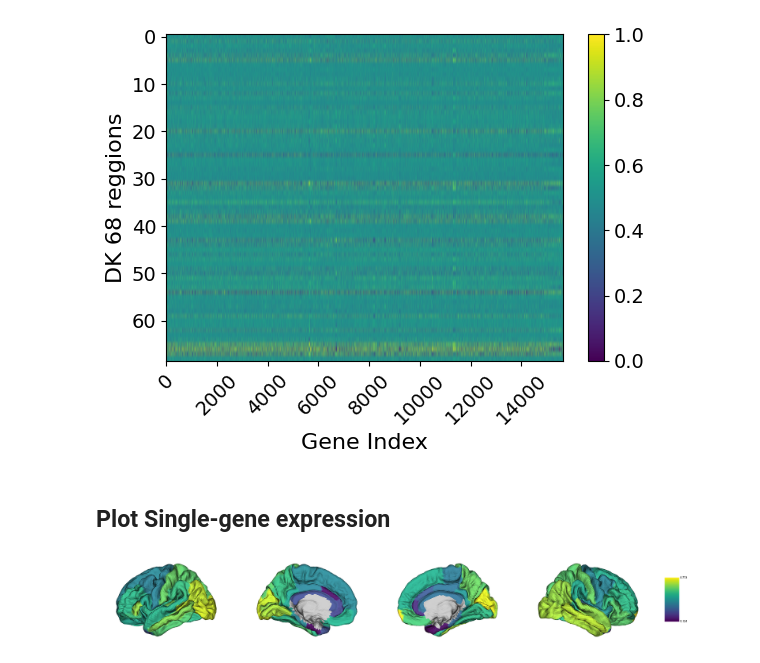
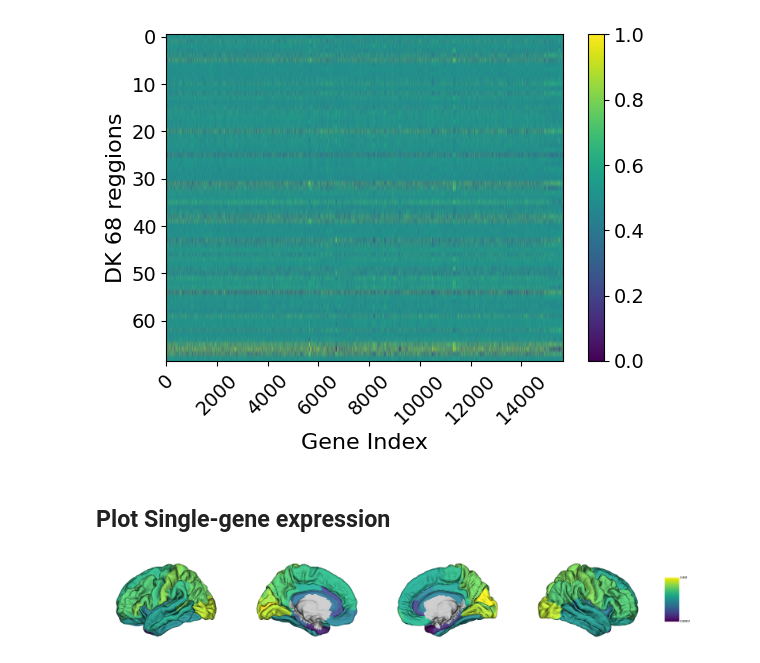
Before and after one commit to hwanguc/geneticBrainMap, a Jupyter notebook: notebooks/geneBrainMap_dk_atlas.ipynb, the cells around one changed output. Saved outputs shown, nothing was run; the diff lists cells and outputs as text; code cells hidden in the pictures.

```diff
--- a/notebooks/geneBrainMap_dk_atlas.ipynb
+++ b/notebooks/geneBrainMap_dk_atlas.ipynb
@@ -96,27 +96,27 @@ plt.gcf().subplots_adjust(bottom=0.2)
 # %%
 from brainspace.plotting.surface_plotting import plot_hemispheres
 from brainspace.utils.parcellation import map_to_labels
 
-single_gene = "FOXP2"
+single_gene = "GRIN2A"
 
 vertexwise_gene = map_to_labels(
     expr_dk[single_gene].to_numpy(),
     labels_vec_dk,
     mask=labels_vec_dk != 0,
     fill=np.nan,
     source_lab=expr_dk.index.astype(int).to_numpy(),  # <-- map by parcel IDs
 
 )
 
 plot_hemispheres(
     lh_bs, rh_bs,
     vertexwise_gene,
     color_bar=True,
     embed_nb=True,
     size=(2800, 400),
     zoom=1.45,
     nan_color=(0.7, 0.7, 0.7, 1),
     cb__labelTextProperty={"fontSize": 12},
 )
 # %% [output]
-[figure, old version]
+[figure, new version]
```
Also changed, not shown: parts of 1 cell of this notebook, 3 other files.
